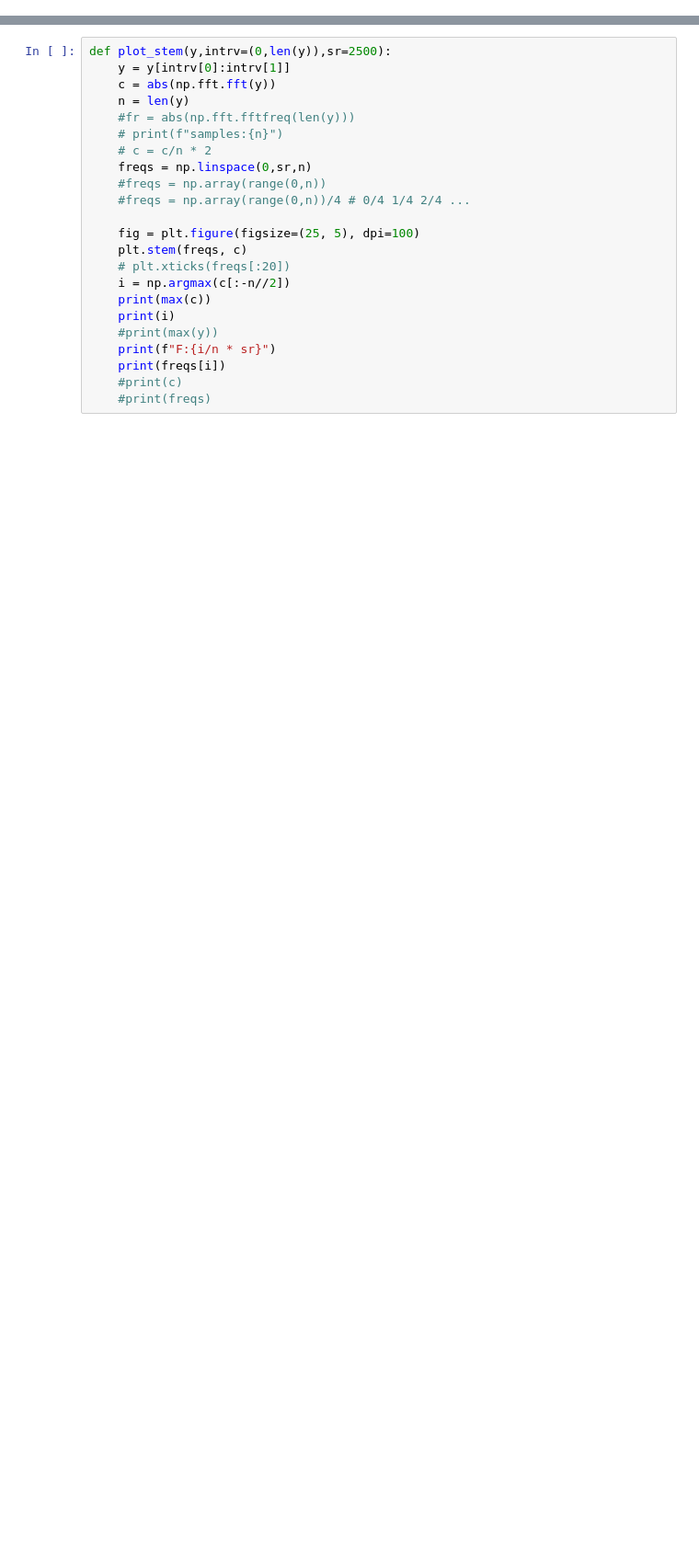
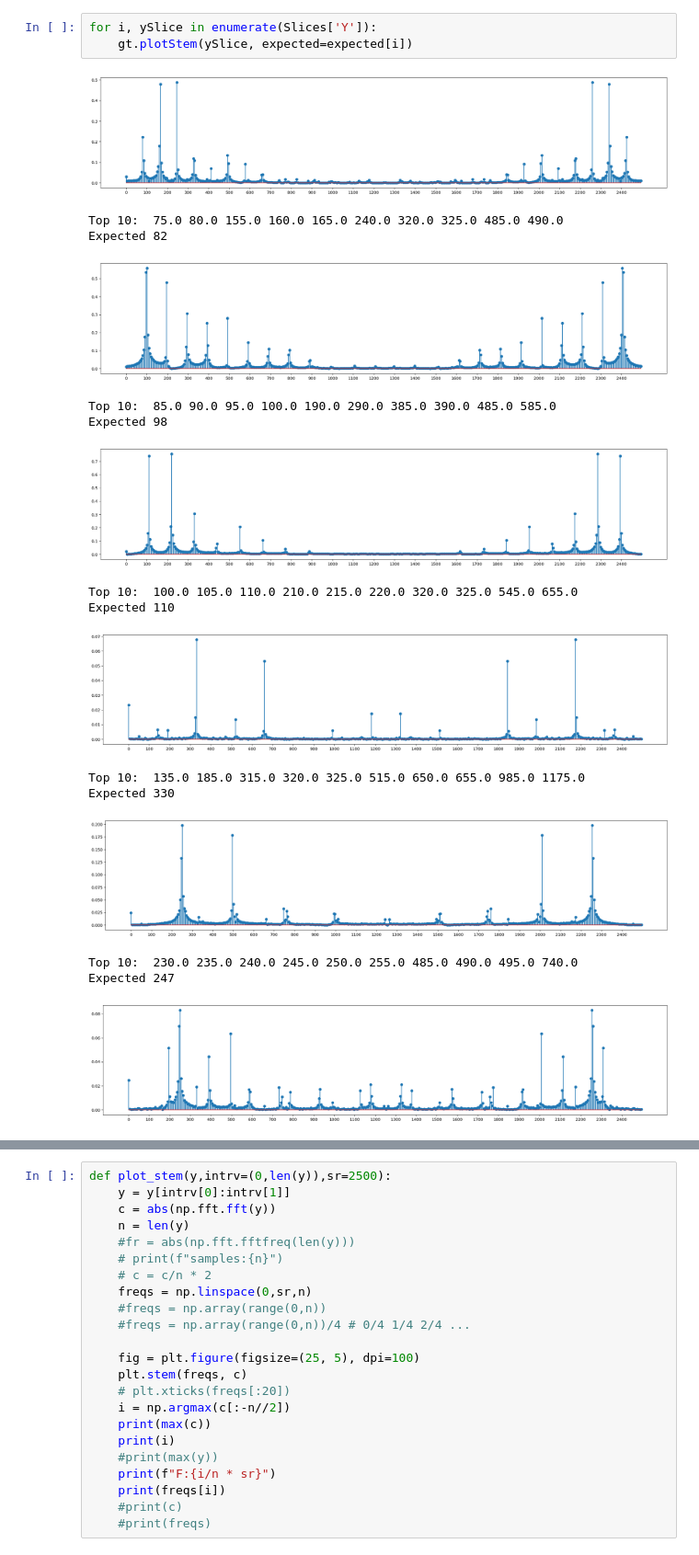
Before and after one commit to KotekKacper/GuitarTrainer, a Jupyter notebook: fft/demo.ipynb, the cells around one changed output, grey strips where cells are left out. Shown at 92% size. Drawn from its saved outputs; the diff is of its cells as text; blank space fills up the shorter version.

```diff
--- a/fft/demo.ipynb
+++ b/fft/demo.ipynb
@@ -74,0 +46,20 @@ Xslice6 -= Xslice6[0]
+# %%
+for i, ySlice in enumerate(Slices['Y']):
+    gt.plotStem(ySlice, expected=expected[i])
+# %% [output]
+[figure, added]
+Top 10:  75.0 80.0 155.0 160.0 165.0 240.0 320.0 325.0 485.0 490.0
+Expected 82
+[figure, added]
+Top 10:  85.0 90.0 95.0 100.0 190.0 290.0 385.0 390.0 485.0 585.0
+Expected 98
+[figure, added]
+Top 10:  100.0 105.0 110.0 210.0 215.0 220.0 320.0 325.0 545.0 655.0
+Expected 110
+[figure, added]
+Top 10:  135.0 185.0 315.0 320.0 325.0 515.0 650.0 655.0 985.0 1175.0
+Expected 330
+[figure, added]
+Top 10:  230.0 235.0 240.0 245.0 250.0 255.0 485.0 490.0 495.0 740.0
+Expected 247
+[figure, added]
```
Also changed, not shown: parts of 22 cells of this notebook, 1 other file.
